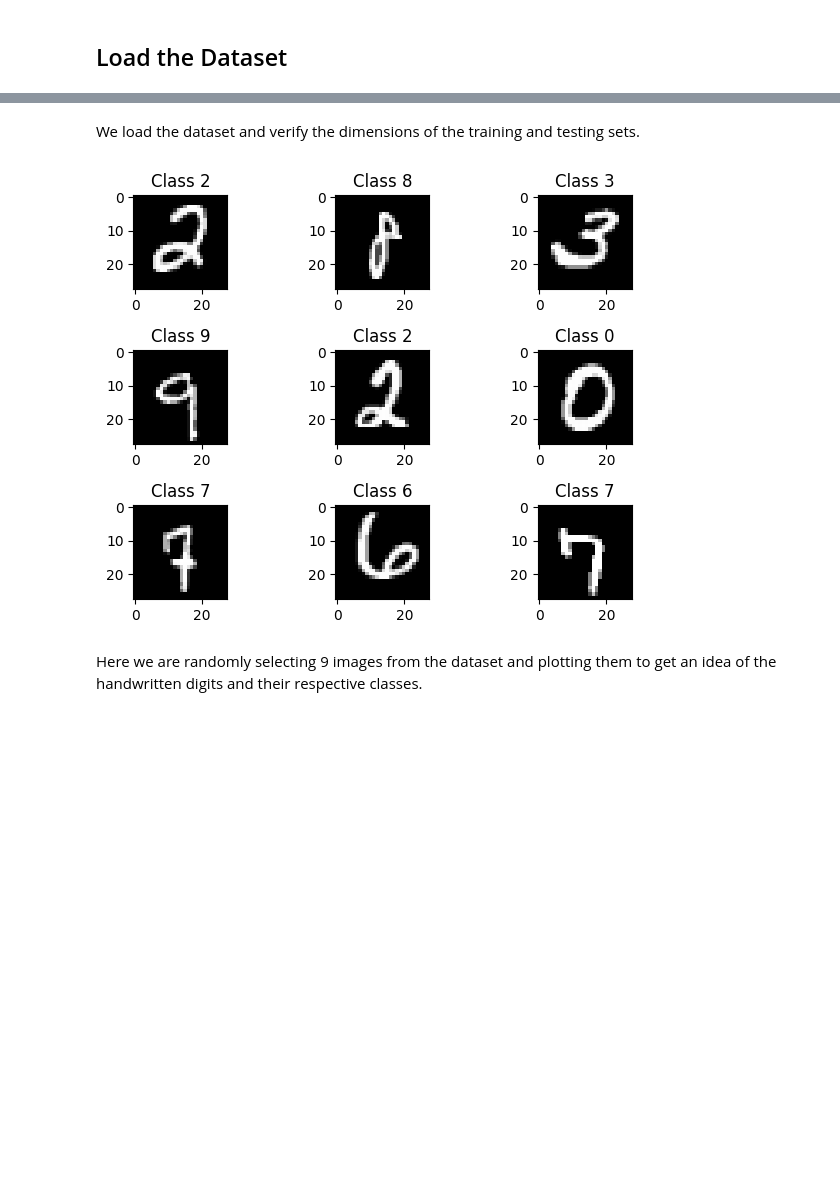
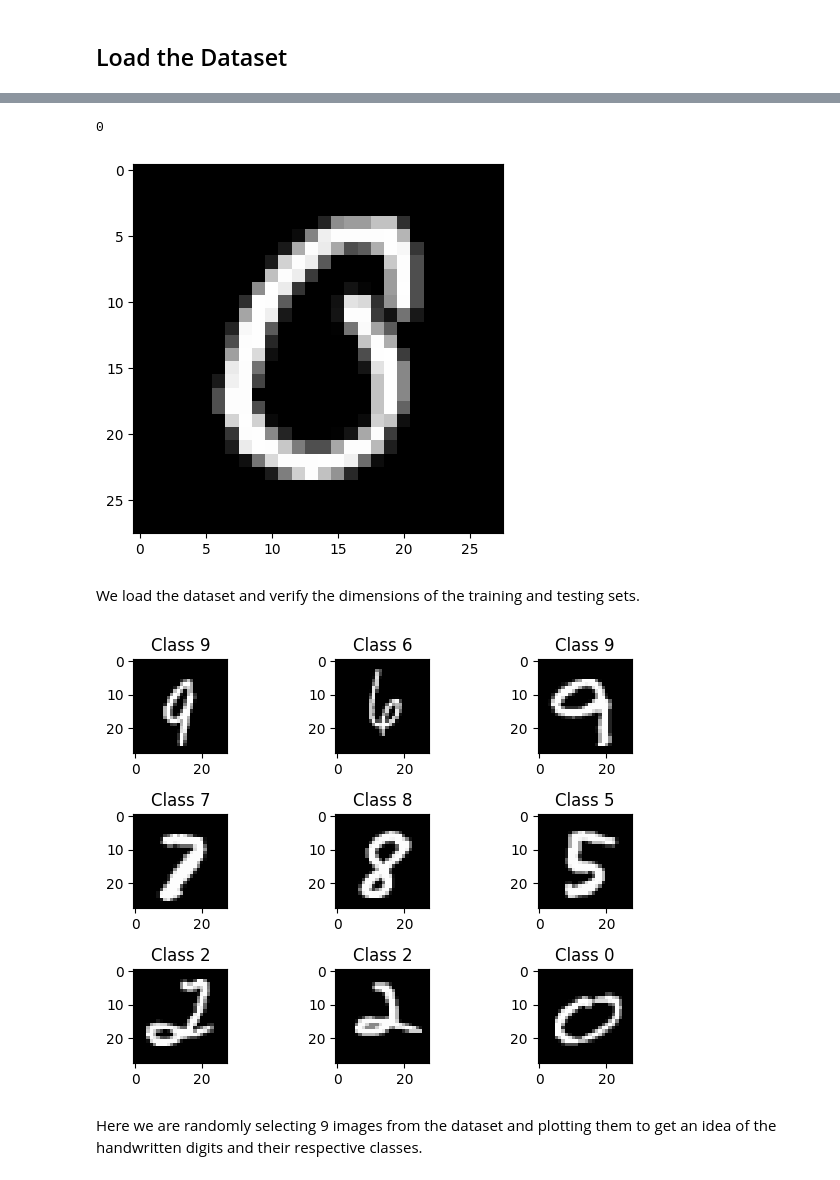
Before and after one commit to shahil04/ds_materials, a Jupyter notebook: 9.Deep_learning/class_6_mnist-classifier-first-deep-learning-project.ipynb, the cells around one changed output, grey strips where cells are left out. Cells and saved outputs as stored; diff of their text form; code cells hidden in the pictures; blank space fills up the shorter version.

```diff
--- a/9.Deep_learning/class_6_mnist-classifier-first-deep-learning-project.ipynb
+++ b/9.Deep_learning/class_6_mnist-classifier-first-deep-learning-project.ipynb
@@ -196,7 +170,10 @@ X_train[0]
 # %%
-i = 235  # index number of image data
+i = 234
 plt.imshow(X_train[i], cmap='gray', interpolation='none')
 print(y_train[i])
+# %% [output]
+0
+[figure, added]
 # %%
 # test_data = pd.read_csv('https://www.kaggle.com/code/heeraldedhia/mnist-classifier-first-deep-learning-project/input?select=test.csv', delimiter = ',', header = 0, usecols = [x for x in range(0, 784)])
 # %% [markdown]
@@ -210,7 +187,7 @@ for i in range(9):
 
 plt.tight_layout()
 # %% [output]
-[figure, old version]
+[figure, new version]
 # %% [markdown]
 Here we are randomly selecting 9 images from the dataset and plotting them to get an idea of the handwritten digits and their respective classes.
 # %% [markdown]
```
Also changed, not shown: parts of 20 cells of this notebook, 7 other files.
